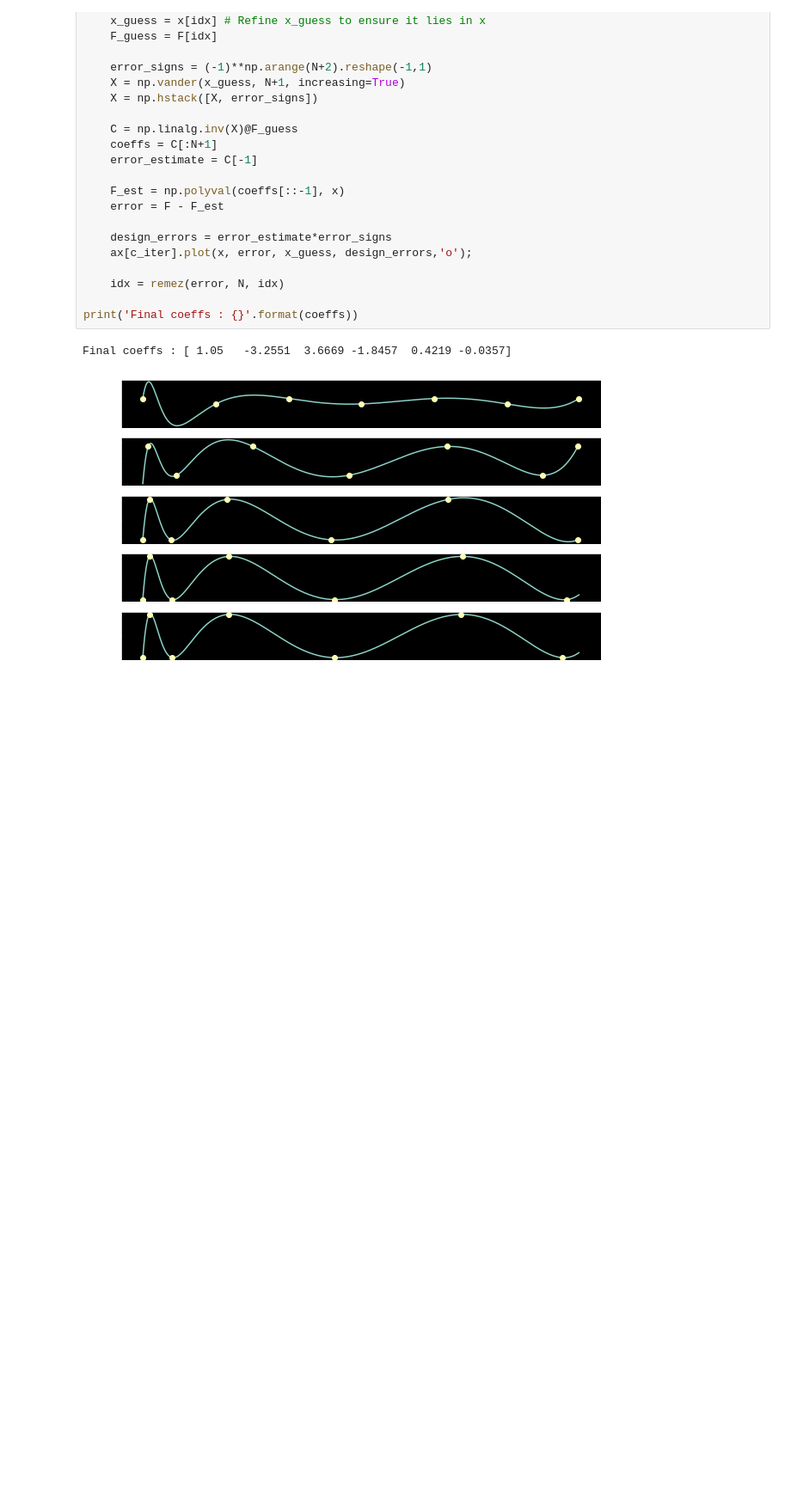
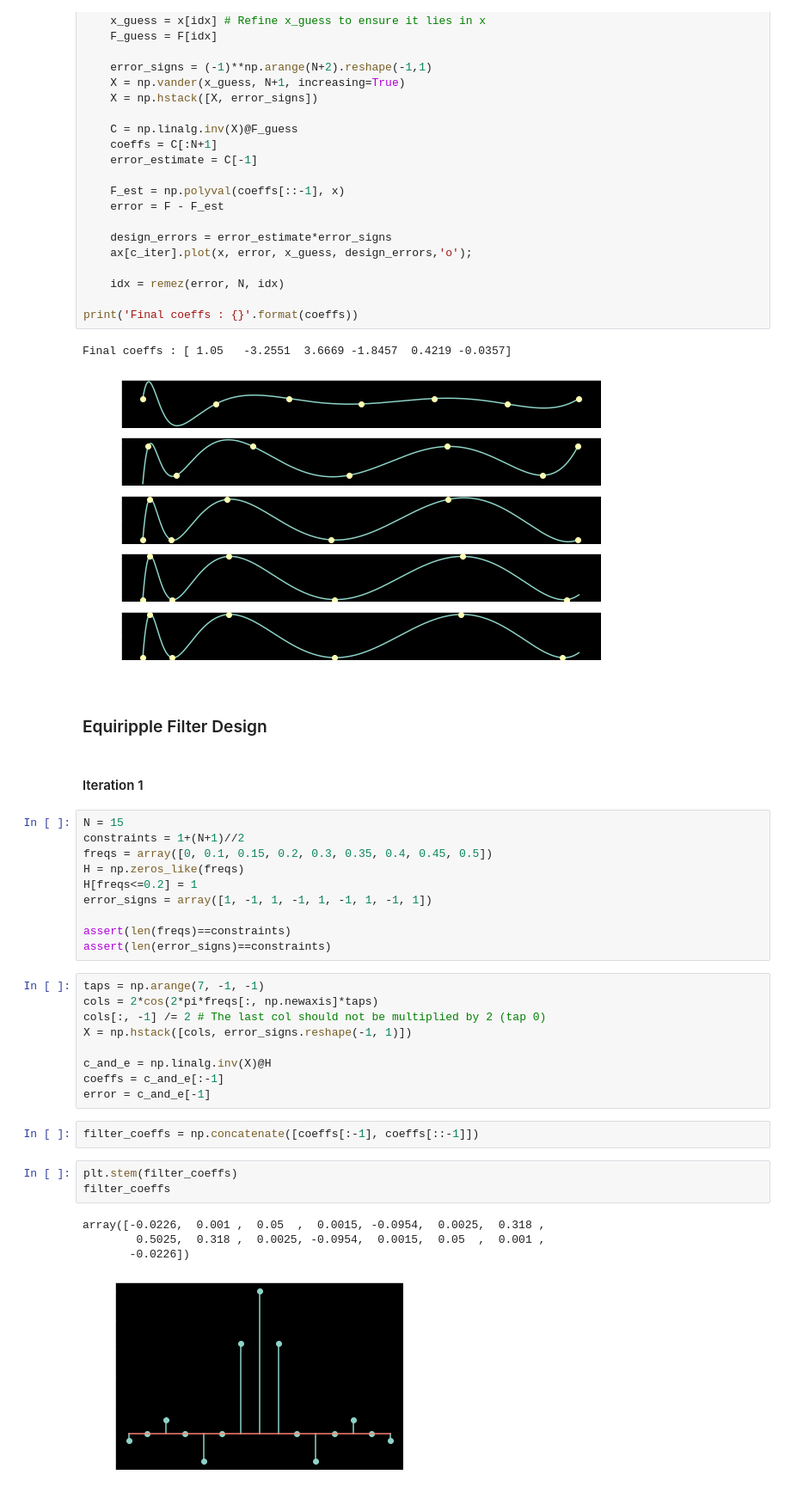
Before and after one commit to mohantyk/dsp_in_comm, a Jupyter notebook: chap3.ipynb, the cells around one changed output. Shown at 86% size. Cells and saved outputs as stored; diff of their text form; blank space fills up the shorter version.

Commit message:
Complete Equiripple filter design

```diff
--- a/chap3.ipynb
+++ b/chap3.ipynb
@@ -249,3 +249,36 @@ print('Final coeffs : {}'.format(coeffs))
 # %% [output]
 Final coeffs : [ 1.05   -3.2551  3.6669 -1.8457  0.4219 -0.0357]
 [figure]
+# %% [markdown]
+### Equiripple Filter Design
+# %% [markdown]
+#### Iteration 1
+# %%
+N = 15
+constraints = 1+(N+1)//2
+freqs = array([0, 0.1, 0.15, 0.2, 0.3, 0.35, 0.4, 0.45, 0.5])
+H = np.zeros_like(freqs)
+H[freqs<=0.2] = 1
+error_signs = array([1, -1, 1, -1, 1, -1, 1, -1, 1])
+
+assert(len(freqs)==constraints)
+assert(len(error_signs)==constraints)
+# %%
+taps = np.arange(7, -1, -1)
+cols = 2*cos(2*pi*freqs[:, np.newaxis]*taps)
+cols[:, -1] /= 2 # The last col should not be multiplied by 2 (tap 0)
+X = np.hstack([cols, error_signs.reshape(-1, 1)])
+
+c_and_e = np.linalg.inv(X)@H
+coeffs = c_and_e[:-1]
+error = c_and_e[-1]
+# %%
+filter_coeffs = np.concatenate([coeffs[:-1], coeffs[::-1]])
+# %%
+plt.stem(filter_coeffs)
+filter_coeffs
+# %% [output]
+array([-0.0226,  0.001 ,  0.05  ,  0.0015, -0.0954,  0.0025,  0.318 ,
+        0.5025,  0.318 ,  0.0025, -0.0954,  0.0015,  0.05  ,  0.001 ,
+       -0.0226])
+[figure, added]
```
Also changed, not shown: parts of 9 cells of this notebook.
